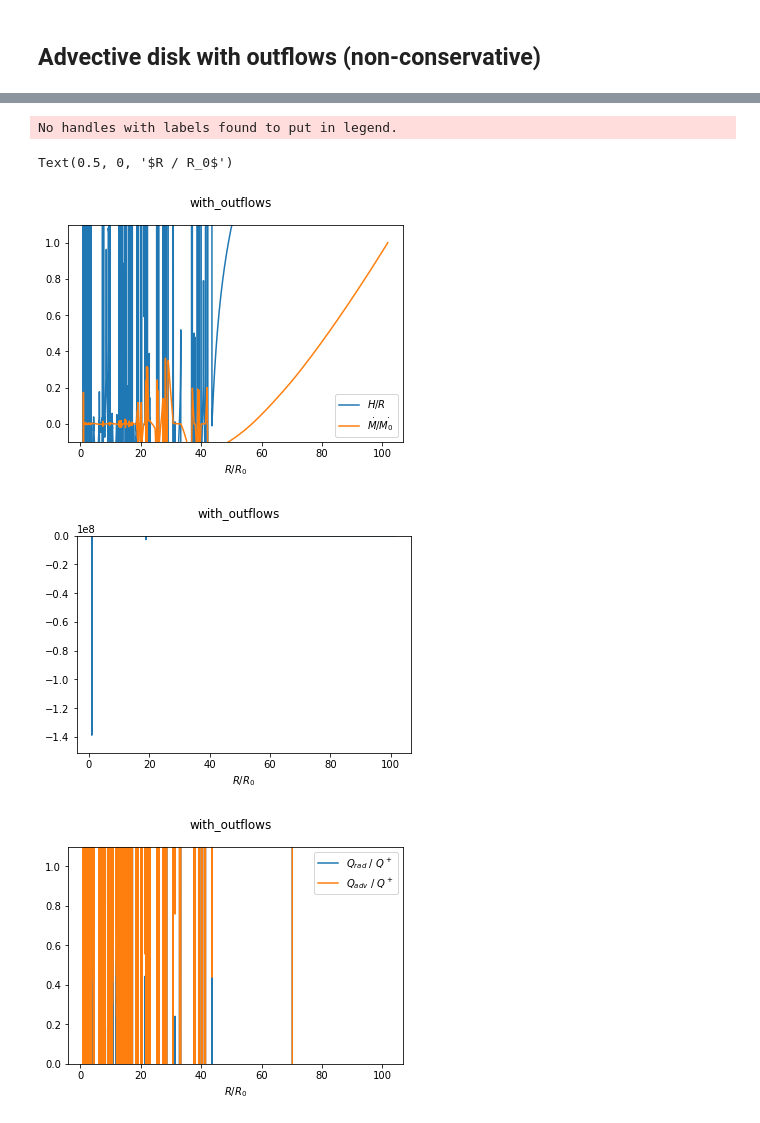
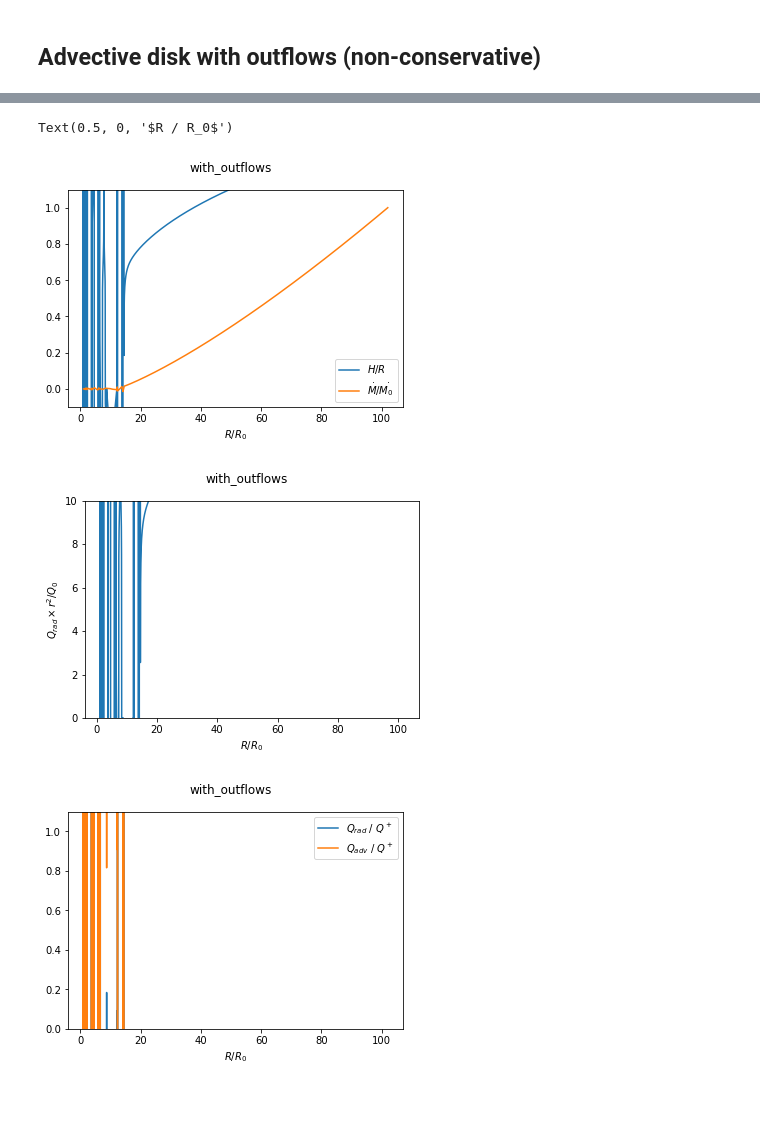
Before and after one commit to andresgur/lipunova, a Jupyter notebook: accretion_disks.ipynb, the cells around one changed output, grey strips where cells are left out. Cells and saved outputs as stored; diff of their text form; code cells hidden in the pictures.

Commit message:
Improved the coding and added more nodes to the solver

```diff
--- a/accretion_disks.ipynb
+++ b/accretion_disks.ipynb
@@ -125,15 +152,13 @@ We can see that advection transports the energy inwards in the inner regions, wh
 # %% [markdown]
 ## Advective disk with outflows (non-conservative)
 # %%
-
 disk = Advective_Disk_With_Outflows(M, mdot, alpha)
 disk.Rmax = disk.Rsph
-solution = disk.solve(step=0.8, max_nodes=500000*2)
+solution = disk.solve(step=1, max_nodes=4000000)
 R = solution.x
 height = solution.y[0]
 Mdot = solution.y[1]
 Wrphi = solution.y[2]
-
 w = keplerian_angular_w(R, disk.M)
 # %% [output]
 Disk with_outflows with M = 10.0 M_sun, dot(m) = 100.0 and alpha = 0.1 and spin = 0.0
@@ -166,40 +186,40 @@ plt.plot(r, height/ R, label="$H/R$")
 plt.plot(r, Mdot / disk.Mdot_0, label="$\dot{M} / \dot{M_0}$")
 plt.xlabel("$R / R_0$")
 plt.ylim(bottom=-0.1, top=1.1)
 plt.legend()
-plt.savefig("%s/H_R.png" % outdir)
+
 Qrad = disk.Q_rad(height, R)
 #Qrad[-1] = 0 # boundary condition
 fig = plt.figure()
 fig.suptitle("%s" % disk.name)
 Q0 = keplerian_angular_w(disk.R0, disk.M) * disk.Mdot_0 / (8 * np.pi) # just a normalization factor
 plt.plot(r, Qrad * r**2 / Q0, label="$Q_{rad} r^2 / Q_0$")
-plt.ylim(top=10)
+plt.ylim(bottom=0, top=10)
 plt.xlabel("$R / R_0$")
+plt.ylabel("$Q_{rad} \\times r^2 / Q_0$")
 
-fig = plt.figure()
+
 rho = disk.density(Wrphi, height, w)
 dWrphi = disk.torque_derivative(Mdot, Wrphi, R, w)
 dH = disk.Hprime(Mdot, height, R, Wrphi, dWrphi)
 drho = disk.densityPrime(Wrphi, dWrphi, height, dH, Mdot, R)
 Qadv = disk.Q_adv(Mdot, height, dH, rho, drho, R)
 Q = -3/4 * w * Wrphi
+fig = plt.figure()
 fig.suptitle("%s" % disk.name)
 plt.plot(r, (Qrad / Q), label="$Q_{rad}$ / $Q^+$")
 plt.plot(r, (Qadv / Q), label="$Q_{adv}$ / $Q^+$")
 plt.ylim(bottom=0, top=1.1)
 plt.legend()
 plt.xlabel("$R / R_0$")
 
 plt.figure()
 fig.suptitle("%s" % disk.name)
 plt.plot(r, Wrphi)
-plt.legend()
-plt.ylabel("W$_r\phi$")
+plt.ylabel("W$_{r\phi}$")
 plt.xlabel("$R / R_0$")
 # %% [output]
-No handles with labels found to put in legend.
+Text(0.5, 0, '$R / R_0$')
-Text(0.5, 0, '$R / R_0$')
-[figure, old version]
+[figure, new version]
-[figure, old version]
+[figure, new version]
-[figure, old version]
+[figure, new version]
```
Also changed, not shown: parts of 3 cells of this notebook.
